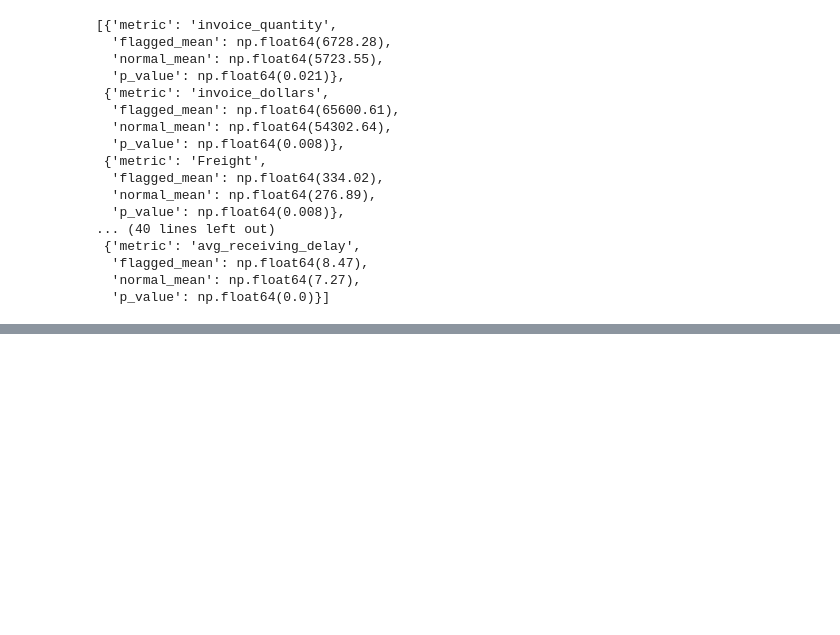
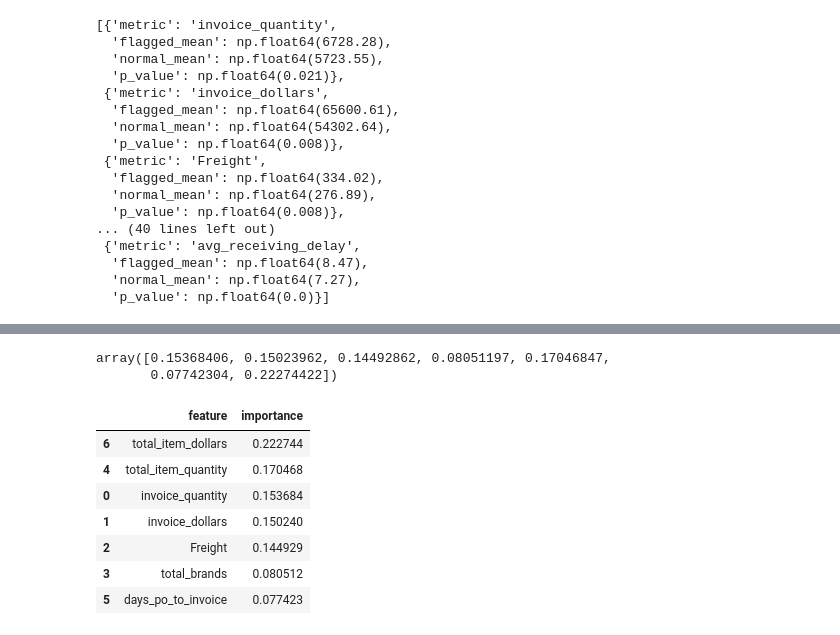
Before and after one commit to SumeethK28/Invoice_Intelligence_Machine_learning_Project, a Jupyter notebook: notebooks/Invoice_Flagging.ipynb, the cells around one changed output, grey strips where cells are left out. Cells and saved outputs as stored; diff of their text form; code cells hidden in the pictures; blank space fills up the shorter version.

```diff
--- a/notebooks/Invoice_Flagging.ipynb
+++ b/notebooks/Invoice_Flagging.ipynb
@@ -279,0 +285,2 @@ results
+# %%
+X_train, X_test, y_train, y_test = train_test_split(X, y, test_size=0.2, random_state=42)
@@ -279,0 +307,5 @@ results
+# %%
+from sklearn.preprocessing import StandardScaler, MinMaxScaler
+scaler = MinMaxScaler()
+X_train_scaled = scaler.fit_transform(X_train)
+X_test_scaled = scaler.transform(X_test)
@@ -279,0 +361,21 @@ results
+# %%
+model3.feature_importances_
+# %% [output]
+array([0.15368406, 0.15023962, 0.14492862, 0.08051197, 0.17046847,
+       0.07742304, 0.22274422])
+# %%
+feature_importance = pd.DataFrame({
+    "feature": X_train.columns,
+    "importance": model3.feature_importances_
+}).sort_values(by="importance", ascending=False)
+
+feature_importance
+# %% [output]
+|  | feature | importance |
+| 6 | total_item_dollars | 0.222744 |
+| 4 | total_item_quantity | 0.170468 |
+| 0 | invoice_quantity | 0.153684 |
+| 1 | invoice_dollars | 0.150240 |
+| 2 | Freight | 0.144929 |
+| 3 | total_brands | 0.080512 |
+| 5 | days_po_to_invoice | 0.077423 |
```
Also changed, not shown: parts of 17 cells of this notebook, 7 other files.
